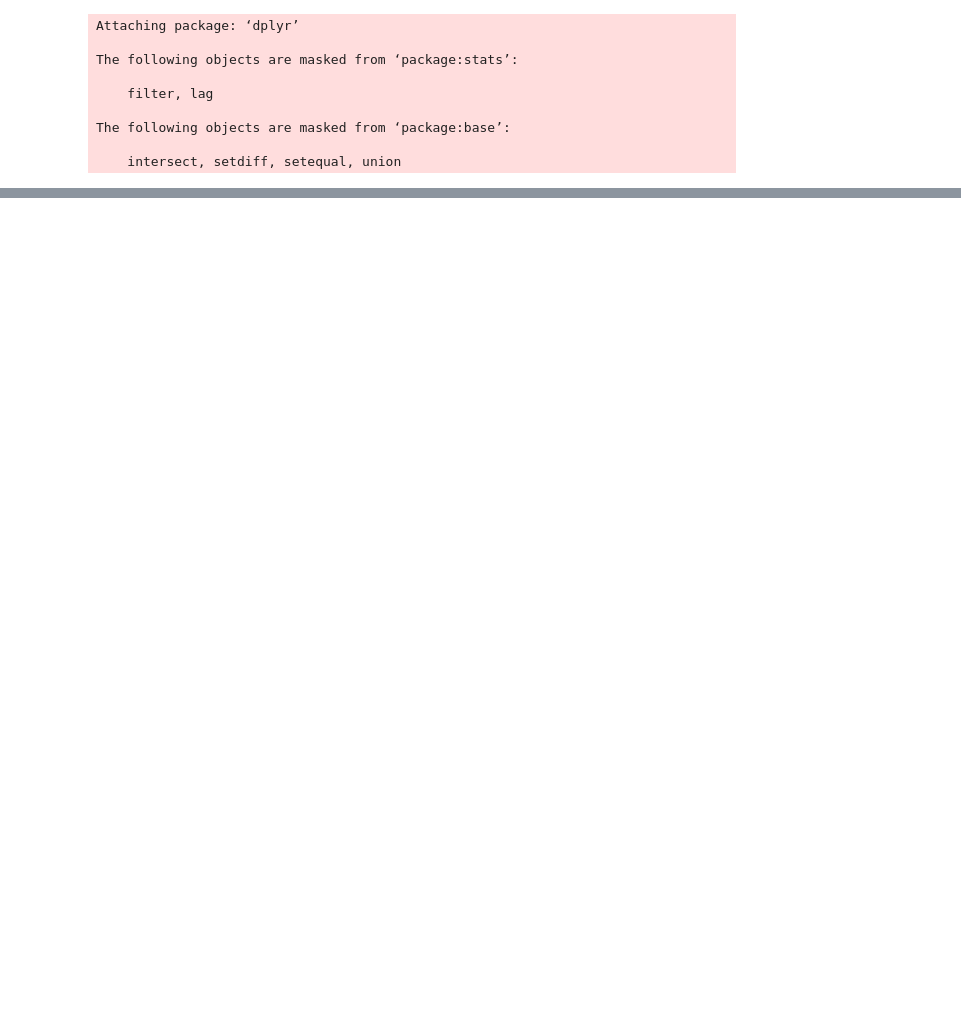
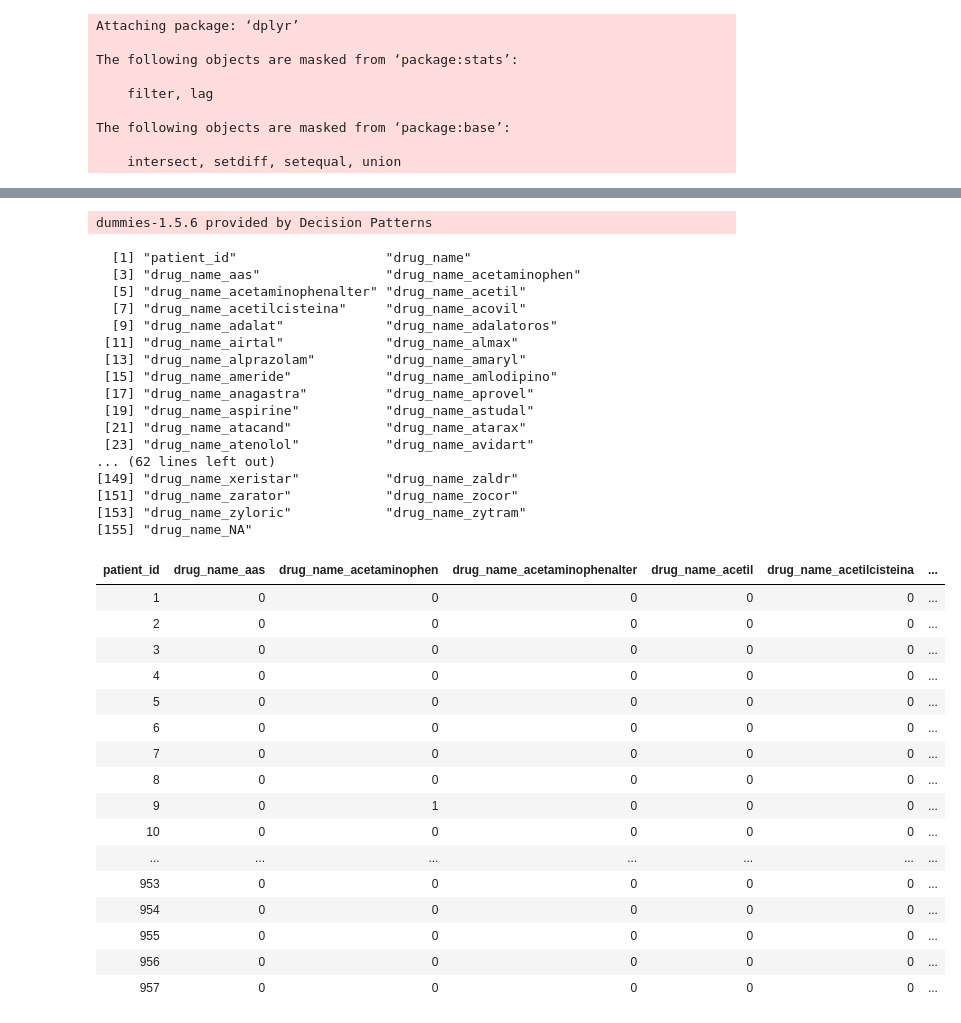
Before and after one commit to aalabort/KidneyFailureProject_CognitiveSystems_UPM, a Jupyter notebook: Drugs_DataCleaning.ipynb, the cells around one changed output, grey strips where cells are left out. Cells and saved outputs as stored; diff of their text form; code cells hidden in the pictures; blank space fills up the shorter version.

```diff
--- a/Drugs_DataCleaning.ipynb
+++ b/Drugs_DataCleaning.ipynb
@@ -445,0 +261,22 @@ newframe[6,]
+# %%
+correctDrugNames<-function(x,name){
+    if (adist(x,name) >0 && adist(x,name) < 2) {
+        print(paste(x,'repaired by', name))
+        repaired <<- repaired+1
+        return(name)
+    }
+    else {return(x)}
+}
+
+drugs_corrected = drugs_clean
+#definitive_drugs=c('prednisone','acetil','paracetamol','rituximab')
+
+
+repaired <<- 0
+for (name in definitive_drugs){
+    drugs_corrected[drugs_col] <- data.frame(sapply(drugs_corrected[drugs_col],function(x) {(sapply(x,correctDrugNames, name=name))}),stringsAsFactors = FALSE)
+    #drugs_clean2 <- apply(drugs_clean2,2,function(x) {(sapply(x,correctDrugNames, name=name))})
+    #drugs_clean2 <- data.frame(sapply(drugs_clean2,function(x) {sapply(x,correctDrugNames)}))
+}
+
+print(repaired)
@@ -445,0 +347,9 @@ newframe[6,]
+# %%
+drugs_concatenated = data.frame(patient_id= numeric(),drug_name= character())
+
+for (n in drugs_col){
+    frame = drugs_corrected[c('patient_id',n)]
+    names(frame) <- c("patient_id", "drug_name")
+    drugs_concatenated = rbind(drugs_concatenated,frame)
+}
+head(drugs_concatenated)
@@ -445,0 +364,49 @@ newframe[6,]
+# %%
+idx <- sort(unique(drugs_concatenated$drug_name))
+#dummy <- matrix(NA, nrow = nrow(drugs_corrected), ncol = length(idx))
+
+library(dummies)
+df1 <- cbind(drugs_concatenated, dummy('drug_name',drugs_concatenated, sep = "_"))
+colnames(df1)
+
+
+drugs_dataframe=df1 %>% group_by(patient_id)%>% summarise_at(funs(sum),.vars=c(2:(dim(df1)[2]-1)))
+
+drugs_dataframe<- subset(drugs_dataframe, select=-drug_name_NA)
+drugs_dataframe
+# %% [output]
+dummies-1.5.6 provided by Decision Patterns
+  [1] "patient_id"                   "drug_name"
+  [3] "drug_name_aas"                "drug_name_acetaminophen"
+  [5] "drug_name_acetaminophenalter" "drug_name_acetil"
+  [7] "drug_name_acetilcisteina"     "drug_name_acovil"
+  [9] "drug_name_adalat"             "drug_name_adalatoros"
+ [11] "drug_name_airtal"             "drug_name_almax"
+ [13] "drug_name_alprazolam"         "drug_name_amaryl"
+ [15] "drug_name_ameride"            "drug_name_amlodipino"
+ [17] "drug_name_anagastra"          "drug_name_aprovel"
+ [19] "drug_name_aspirine"           "drug_name_astudal"
+ [21] "drug_name_atacand"            "drug_name_atarax"
+ [23] "drug_name_atenolol"           "drug_name_avidart"
+... (62 lines left out)
+[149] "drug_name_xeristar"           "drug_name_zaldr"
+[151] "drug_name_zarator"            "drug_name_zocor"
+[153] "drug_name_zyloric"            "drug_name_zytram"
+[155] "drug_name_NA"
+| patient_id | drug_name_aas | drug_name_acetaminophen | drug_name_acetaminophenalter | drug_name_acetil | drug_name_acetilcisteina | ... |
+| 1 | 0 | 0 | 0 | 0 | 0 | ... |
+| 2 | 0 | 0 | 0 | 0 | 0 | ... |
+| 3 | 0 | 0 | 0 | 0 | 0 | ... |
+| 4 | 0 | 0 | 0 | 0 | 0 | ... |
+| 5 | 0 | 0 | 0 | 0 | 0 | ... |
+| 6 | 0 | 0 | 0 | 0 | 0 | ... |
+| 7 | 0 | 0 | 0 | 0 | 0 | ... |
+| 8 | 0 | 0 | 0 | 0 | 0 | ... |
+| 9 | 0 | 1 | 0 | 0 | 0 | ... |
+| 10 | 0 | 0 | 0 | 0 | 0 | ... |
+| ... | ... | ... | ... | ... | ... | ... |
+| 953 | 0 | 0 | 0 | 0 | 0 | ... |
+| 954 | 0 | 0 | 0 | 0 | 0 | ... |
+| 955 | 0 | 0 | 0 | 0 | 0 | ... |
+| 956 | 0 | 0 | 0 | 0 | 0 | ... |
+| 957 | 0 | 0 | 0 | 0 | 0 | ... |
```
Also changed, not shown: parts of 58 cells of this notebook, 49 other files.
